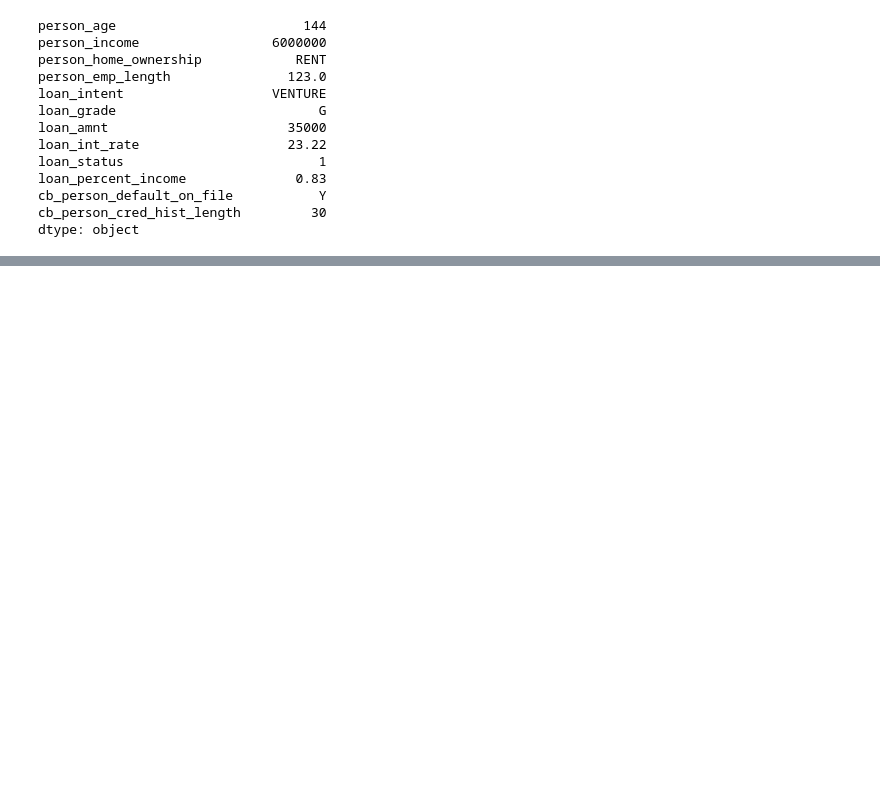
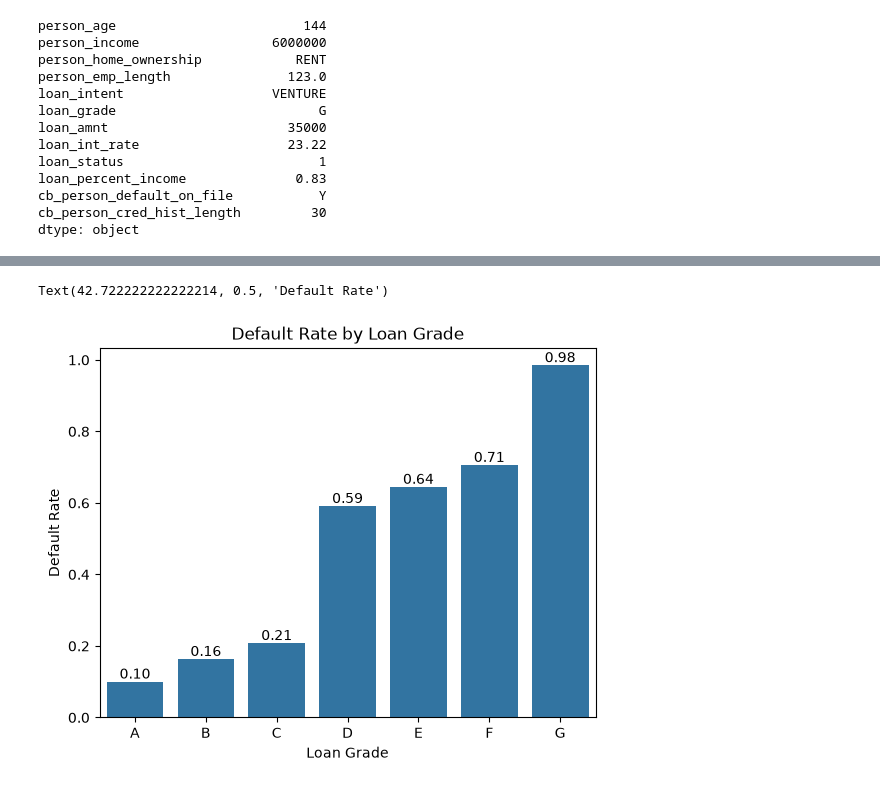
Before and after one commit to mariecarmenbedie-datascientist/credit-risk-default-prediction, a Jupyter notebook: notebooks/01_exploration.ipynb, the cells around one changed output, grey strips where cells are left out. Saved outputs shown, nothing was run; the diff lists cells and outputs as text; code cells hidden in the pictures; blank space fills up the shorter version.

Commit message:
post data analysis and visualization of default rates by grade

```diff
--- a/notebooks/01_exploration.ipynb
+++ b/notebooks/01_exploration.ipynb
@@ -108,0 +215,3 @@ dtype: object
+# %%
+df.loc[df['person_age']>94,'person_age']=person_age_median
+print(df.loc[df['person_age']>94,['person_age']])
@@ -108,0 +246,9 @@ dtype: object
+# %%
+median_emp_length=df.person_emp_length.median()
+print(median_emp_length)
+median_loan_int_rate=df.loan_int_rate.median()
+print(median_loan_int_rate)
+mean_emp_length=df.person_emp_length.mean()
+print(mean_emp_length)
+mean_loan_int_rate=df.loan_int_rate.mean()
+print(mean_loan_int_rate)
@@ -108,0 +260,3 @@ dtype: object
+# %%
+df['person_emp_length'] = df['person_emp_length'].fillna(median_emp_length)
+df['loan_int_rate'] = df['loan_int_rate'].fillna(median_loan_int_rate)
@@ -108,0 +281,3 @@ dtype: object
+# %%
+default_by_grade = df.groupby('loan_grade').loan_status.mean()
+print(default_by_grade)
@@ -108,0 +364,10 @@ dtype: object
+# %%
+ax = sns.barplot(x=default_by_grade.index, y=default_by_grade.values)
+ax.bar_label(ax.containers[0], fmt='%.2f')
+plt.savefig("../images/default_rate_by_grade.png", bbox_inches='tight')
+plt.title("Default Rate by Loan Grade")
+plt.xlabel("Loan Grade")
+plt.ylabel("Default Rate")
+# %% [output]
+Text(42.722222222222214, 0.5, 'Default Rate')
+[figure, added]
```
Also changed, not shown: parts of 32 cells of this notebook, 1 other file.
